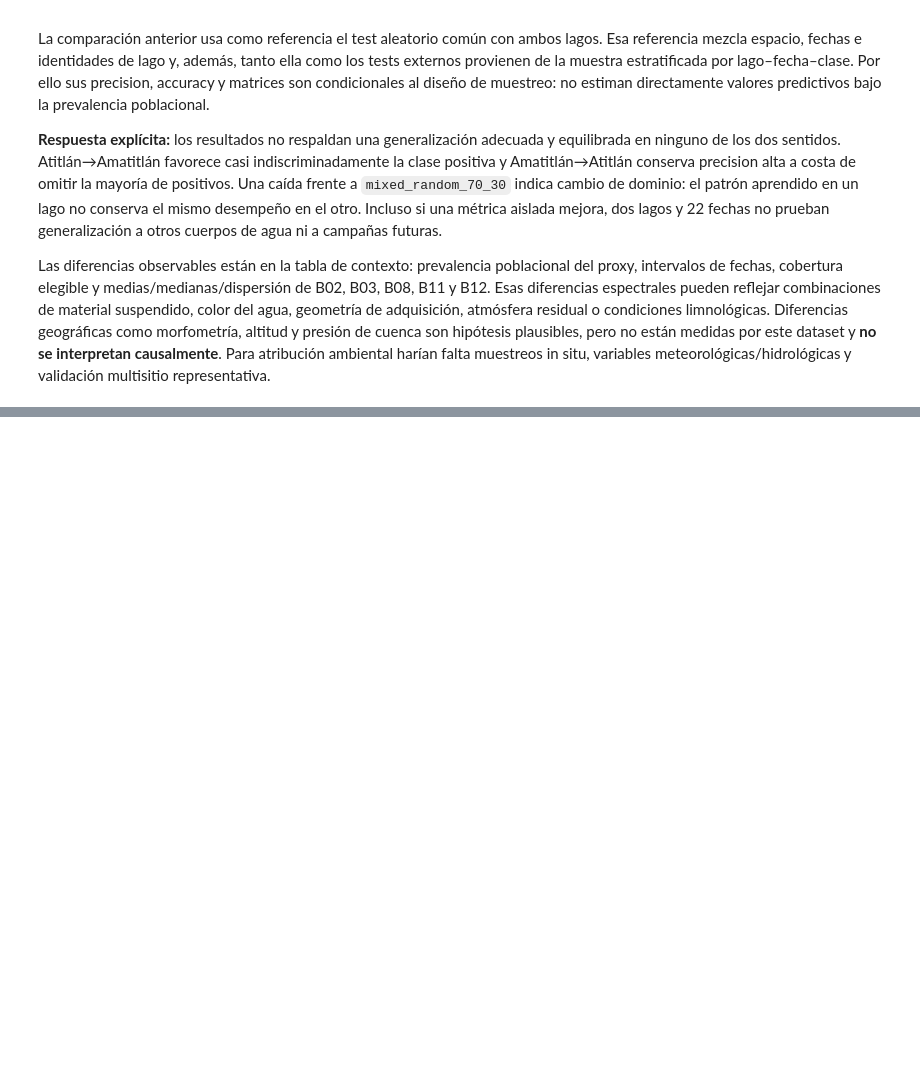
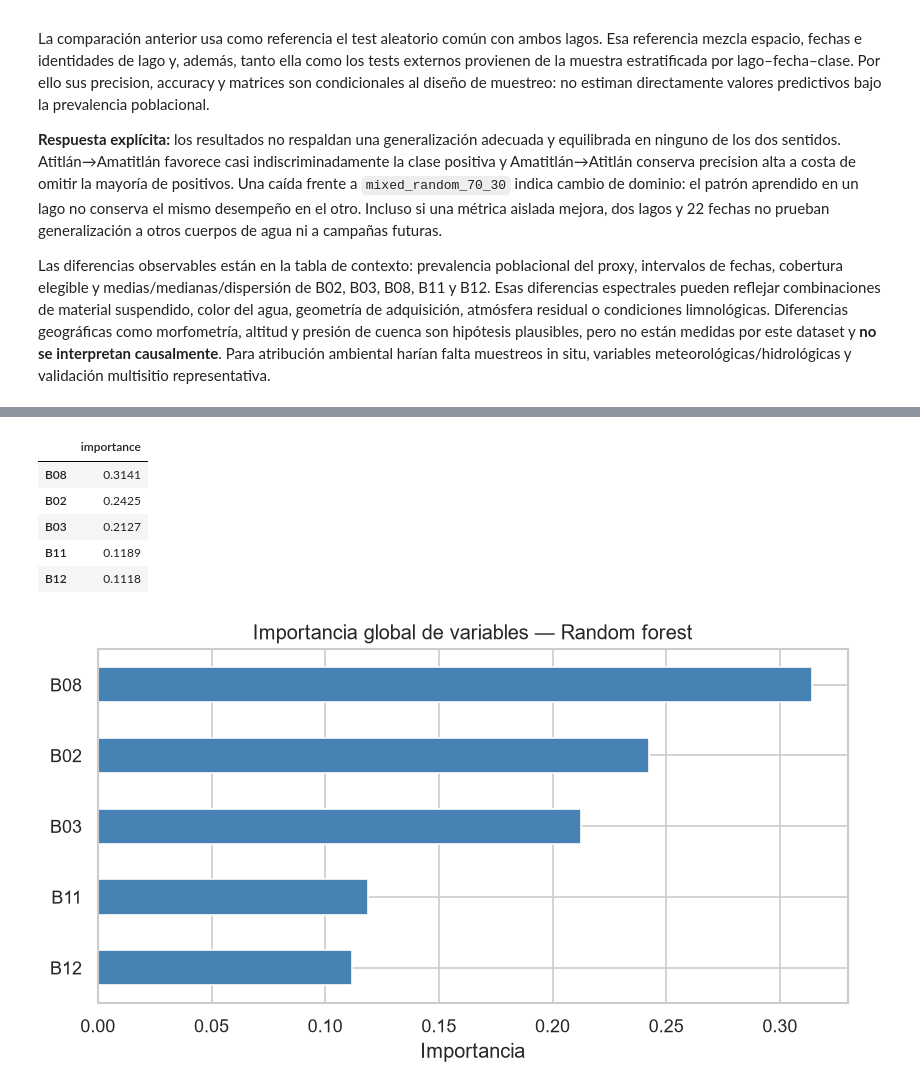
Before and after one commit to AleWWH1104/Lab4-ds, a Jupyter notebook: Lab4.ipynb, the cells around one changed output, grey strips where cells are left out. Cells and saved outputs as stored; diff of their text form; code cells hidden in the pictures; blank space fills up the shorter version.

Commit message:
Ejercicio 8 - variables y shap

```diff
--- a/Lab4.ipynb
+++ b/Lab4.ipynb
@@ -646,0 +624,11 @@ No se presenta una conclusión final del laboratorio porque hacerlo antes de com
+# %%
+overall_rank = (
+    comparison.groupby("model")[["recall", "f1"]]
+    .mean()
+    .sort_values(["recall", "f1"], ascending=False)
+)
+display(overall_rank)
+
+best_model_name = overall_rank.index[0]
+best_model = models[best_model_name]
+print(f"Modelo seleccionado para interpretabilidad y mapas: {best_model_name}")
@@ -646,0 +642,30 @@ No se presenta una conclusión final del laboratorio porque hacerlo antes de com
+# %%
+def extract_feature_importance(model, predictors):
+    classifier = model.named_steps["classifier"]
+    if hasattr(classifier, "feature_importances_"):
+        values = classifier.feature_importances_
+    elif hasattr(classifier, "coef_"):
+        values = np.abs(classifier.coef_[0])
+    else:
+        raise ValueError("Classifier exposes no importance attribute")
+    return pd.Series(values, index=predictors).sort_values(ascending=False)
+
+
+feature_importance = extract_feature_importance(best_model, PREDICTORS)
+feature_importance.to_frame("importance").to_csv(EVIDENCE_DIR / "ml_feature_importance.csv")
+display(feature_importance.to_frame("importance"))
+
+fig, ax = plt.subplots(figsize=(7, 4))
+feature_importance.sort_values().plot(kind="barh", ax=ax, color="steelblue")
+ax.set_xlabel("Importancia")
+ax.set_title(f"Importancia global de variables — {best_model_name}")
+plt.tight_layout()
+display_figure(fig)
+# %% [output]
+|  | importance |
+| B08 | 0.3141 |
+| B02 | 0.2425 |
+| B03 | 0.2127 |
+| B11 | 0.1189 |
+| B12 | 0.1118 |
+[figure, added]
```
Also changed, not shown: parts of 12 cells of this notebook, 10 other files.
